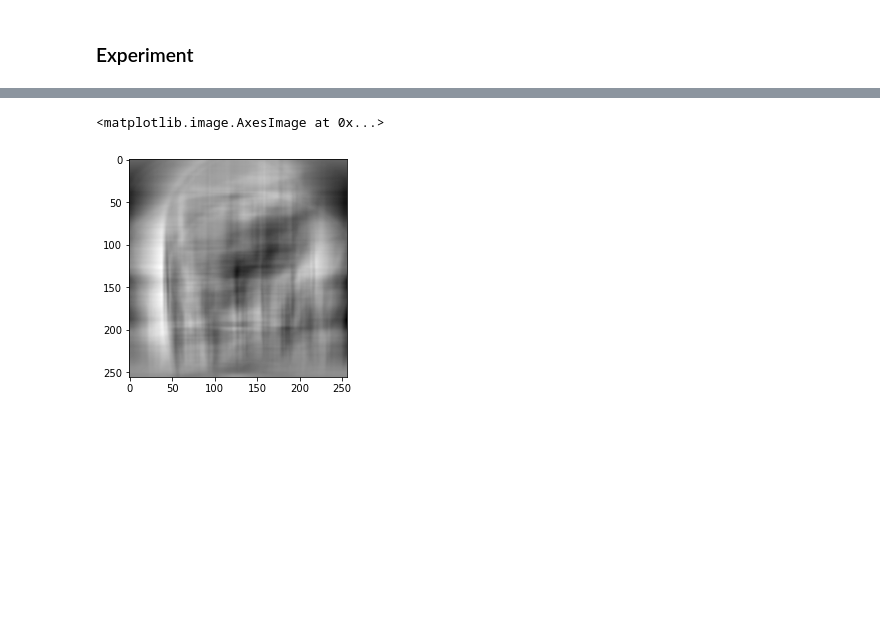
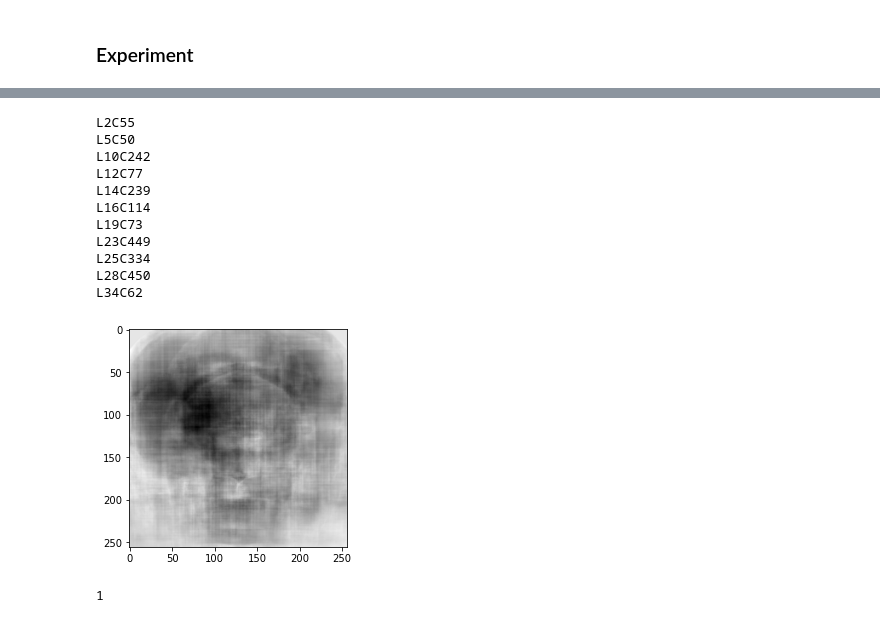
Before and after one commit to antebi-itai/BrainTumorDetection, a Jupyter notebook: BrainTumorDetection.ipynb, the cells around one changed output, grey strips where cells are left out. Saved outputs shown, nothing was run; the diff lists cells and outputs as text; code cells hidden in the pictures; blank space fills up the shorter version.

```diff
--- a/BrainTumorDetection.ipynb
+++ b/BrainTumorDetection.ipynb
@@ -165,5 +121,21 @@ Synced clear-oath-32: https://wandb.ai/sgvdan/BrainTumorDetection/runs/3lleukbp
-# %%
-plt.imshow(torch.nn.functional.normalize(heat_map.cpu()), cmap="gray")
-# %% [output]
-<matplotlib.image.AxesImage at 0x...>
-[figure, removed]
+# %%
+for key, heatmap in heatmaps.items():
+    print(key)
+    plt.imshow(heatmap.cpu(), cmap="gray")
+# %% [output]
+L2C55
+L5C50
+L10C242
+L12C77
+L14C239
+L16C114
+L19C73
+L23C449
+L25C334
+L28C450
+L34C62
+[figure, added]
+# %%
+len([str(experiment.model)])
+# %% [output]
+1
```
Also changed, not shown: parts of 3 cells of this notebook, 4 other files.
